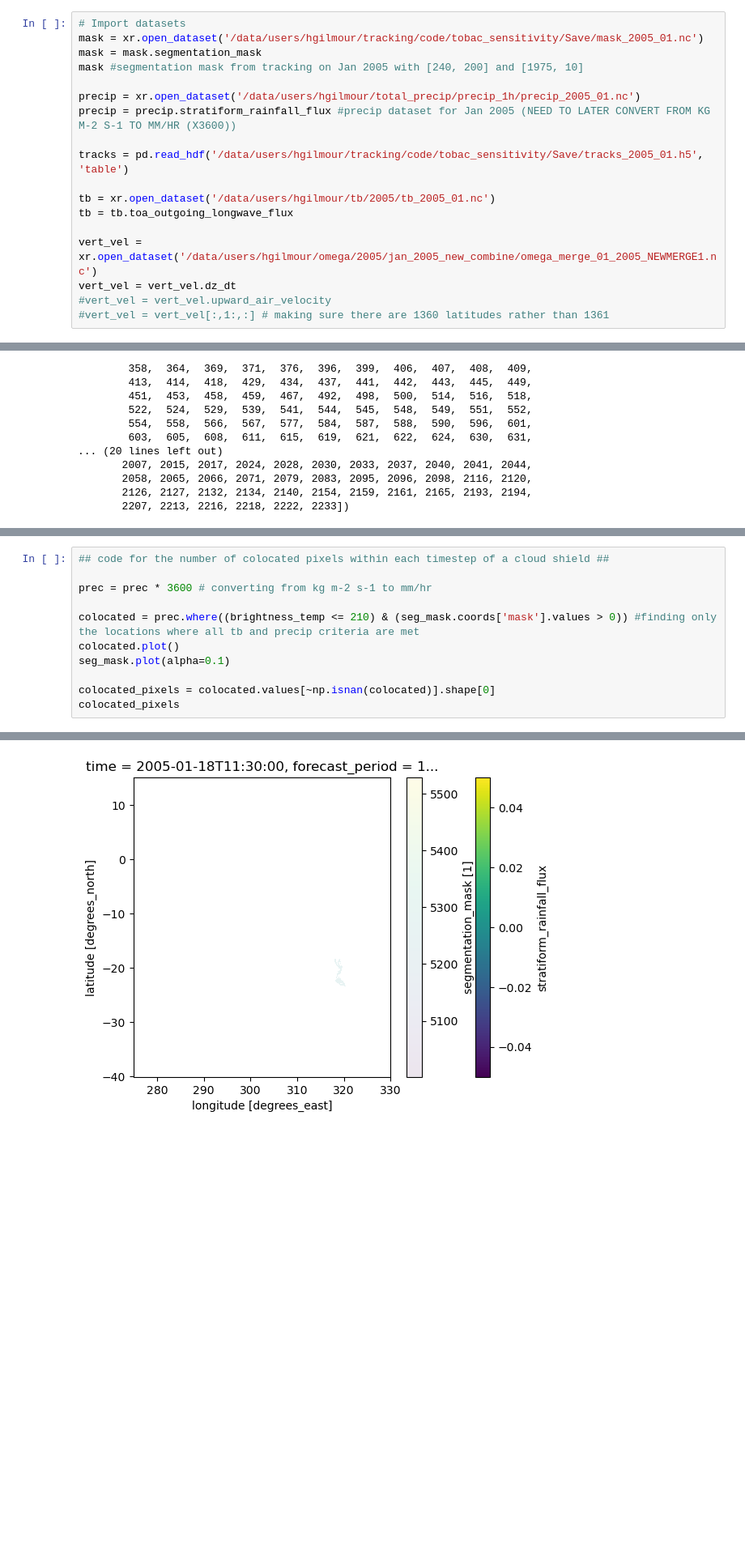
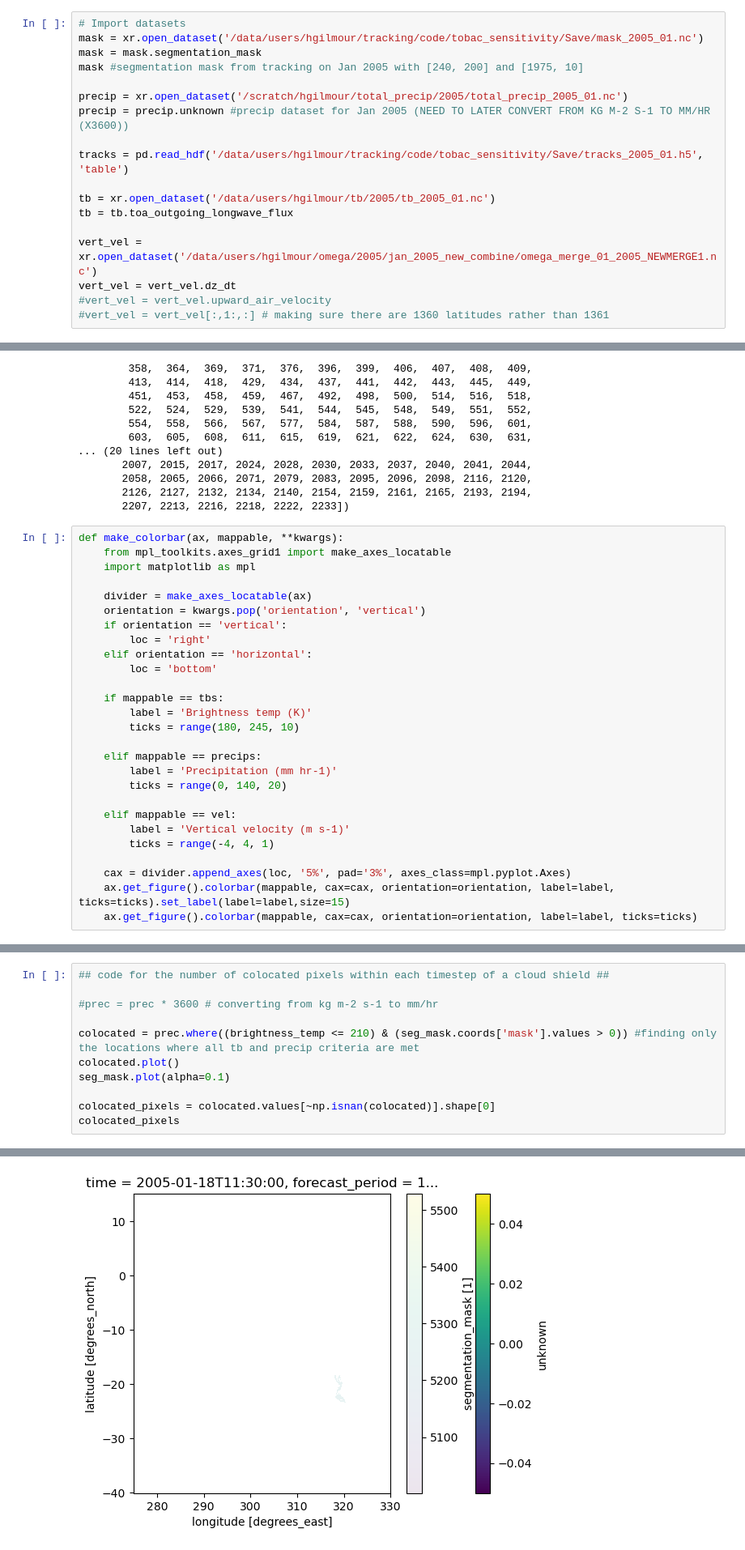
Before and after one commit to harrietgilmour/cold-core-filtering, a Jupyter notebook: precip_&_coldcore_single_cell_loop.ipynb, the cells around one changed output, grey strips where cells are left out. Shown at 81% size. Saved outputs shown, nothing was run; the diff lists cells and outputs as text; blank space fills up the shorter version.

```diff
--- a/precip_&_coldcore_single_cell_loop.ipynb
+++ b/precip_&_coldcore_single_cell_loop.ipynb
@@ -30,8 +30,8 @@ mask = xr.open_dataset('/data/users/hgilmour/tracking/code/tobac_sensitivity/Sav
 mask = mask.segmentation_mask
 mask #segmentation mask from tracking on Jan 2005 with [240, 200] and [1975, 10]
 
-precip = xr.open_dataset('/data/users/hgilmour/total_precip/precip_1h/precip_2005_01.nc')
-precip = precip.stratiform_rainfall_flux #precip dataset for Jan 2005 (NEED TO LATER CONVERT FROM KG M-2 S-1 TO MM/HR (X3600))
+precip = xr.open_dataset('/scratch/hgilmour/total_precip/2005/total_precip_2005_01.nc')
+precip = precip.unknown #precip dataset for Jan 2005 (NEED TO LATER CONVERT FROM KG M-2 S-1 TO MM/HR (X3600))
 
 tracks = pd.read_hdf('/data/users/hgilmour/tracking/code/tobac_sensitivity/Save/tracks_2005_01.h5', 'table')
 
@@ -209,3 +221,30 @@ array([   1,    2,    8,   12,   14,   27,   28,   45,   48,   50,   54,
        2058, 2065, 2066, 2071, 2079, 2083, 2095, 2096, 2098, 2116, 2120,
        2126, 2127, 2132, 2134, 2140, 2154, 2159, 2161, 2165, 2193, 2194,
        2207, 2213, 2216, 2218, 2222, 2233])
+# %%
+def make_colorbar(ax, mappable, **kwargs):
+    from mpl_toolkits.axes_grid1 import make_axes_locatable
+    import matplotlib as mpl
+
+    divider = make_axes_locatable(ax)
+    orientation = kwargs.pop('orientation', 'vertical')
+    if orientation == 'vertical':
+        loc = 'right'
+    elif orientation == 'horizontal':
+        loc = 'bottom'
+
+    if mappable == tbs:
+        label = 'Brightness temp (K)'
+        ticks = range(180, 245, 10)
+
+    elif mappable == precips:
+        label = 'Precipitation (mm hr-1)'
+        ticks = range(0, 140, 20)
+
+    elif mappable == vel:
+        label = 'Vertical velocity (m s-1)'
+        ticks = range(-4, 4, 1)
+
+    cax = divider.append_axes(loc, '5%', pad='3%', axes_class=mpl.pyplot.Axes)
+    ax.get_figure().colorbar(mappable, cax=cax, orientation=orientation, label=label, ticks=ticks).set_label(label=label,size=15)
+    ax.get_figure().colorbar(mappable, cax=cax, orientation=orientation, label=label, ticks=ticks)
@@ -567,14 +649,14 @@ Attributes:
 # %%
 ## code for the number of colocated pixels within each timestep of a cloud shield ##
 
-prec = prec * 3600 # converting from kg m-2 s-1 to mm/hr
+#prec = prec * 3600 # converting from kg m-2 s-1 to mm/hr
 
 colocated = prec.where((brightness_temp <= 210) & (seg_mask.coords['mask'].values > 0)) #finding only the locations where all tb and precip criteria are met
 colocated.plot()
 seg_mask.plot(alpha=0.1)
 
 colocated_pixels = colocated.values[~np.isnan(colocated)].shape[0]
 colocated_pixels
 # %% [output]
 0
-[figure, old version]
+[figure, new version]
```
Also changed, not shown: parts of 15 cells of this notebook.
